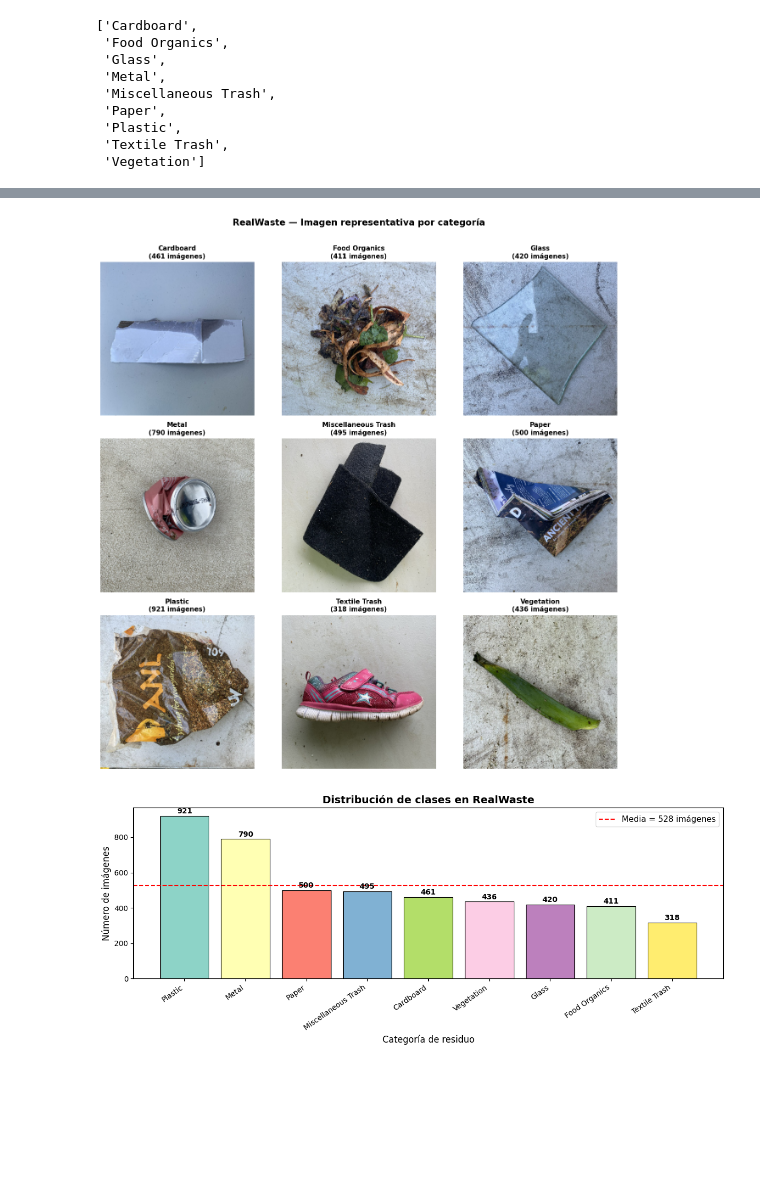
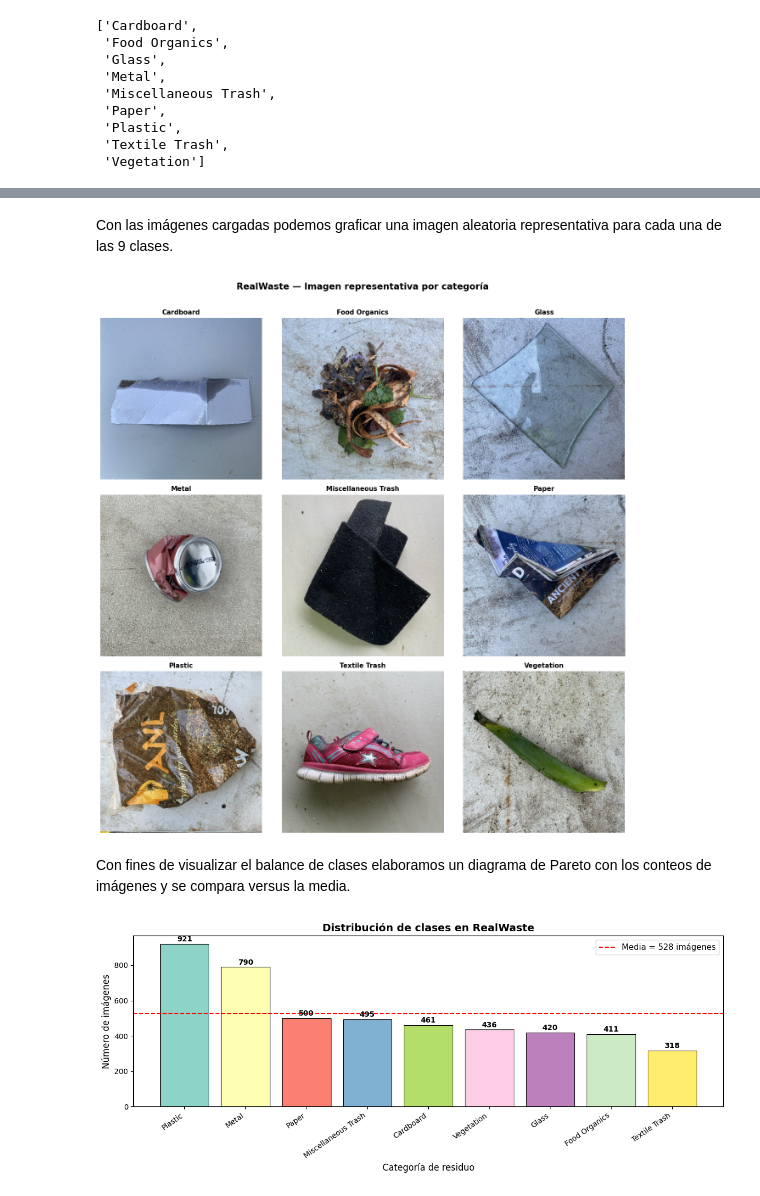
Before and after one commit to Klealp/Metodologias_Agiles_ML, a Jupyter notebook: scripts/data_acquisition/Carga de datos.ipynb, the cells around one changed output, grey strips where cells are left out. Drawn from its saved outputs; the diff is of its cells as text; code cells hidden in the pictures; blank space fills up the shorter version.

```diff
--- a/scripts/data_acquisition/Carga de datos.ipynb
+++ b/scripts/data_acquisition/Carga de datos.ipynb
@@ -120,25 +120,29 @@ Conteo de imágenes por clase:
 | Glass | 420 |
 | Food Organics | 411 |
 | Textile Trash | 318 |
+# %% [markdown]
+Con las imágenes cargadas podemos graficar una imagen aleatoria representativa para cada una de las 9 clases.
 # %%
 fig, axes = plt.subplots(3, 3, figsize=(13, 13))
 axes = axes.flatten()
 
 for idx, category in enumerate(categories):
     cat_df = df[df["label"] == category]
     sample_path = cat_df.sample(1, random_state=42).iloc[0]["image_path"]
     img = Image.open(sample_path)
     n = len(cat_df)
     axes[idx].imshow(img)
-    axes[idx].set_title(f"{category}\n({n} imágenes)", fontsize=11, fontweight="bold")
+    axes[idx].set_title(f"{category}", fontsize=11, fontweight="bold")
     axes[idx].axis("off")
 
 plt.suptitle("RealWaste — Imagen representativa por categoría",
              fontsize=15, fontweight="bold", y=1.01)
 plt.tight_layout()
 plt.show()
 # %% [output]
-[figure, old version]
+[figure, new version]
+# %% [markdown]
+Con fines de visualizar el balance de clases elaboramos un diagrama de Pareto con los conteos de imágenes y se compara versus la media.
 # %%
 counts = df["label"].value_counts()
 palette = plt.cm.Set3(np.linspace(0, 1, len(counts)))
```
Also changed, not shown: parts of 9 cells of this notebook, 3 other files.
